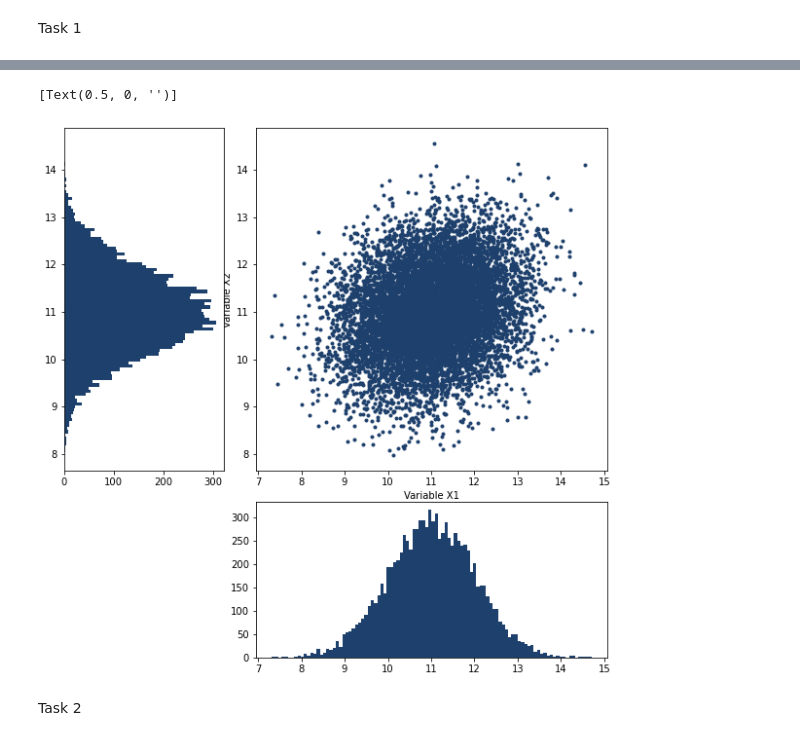
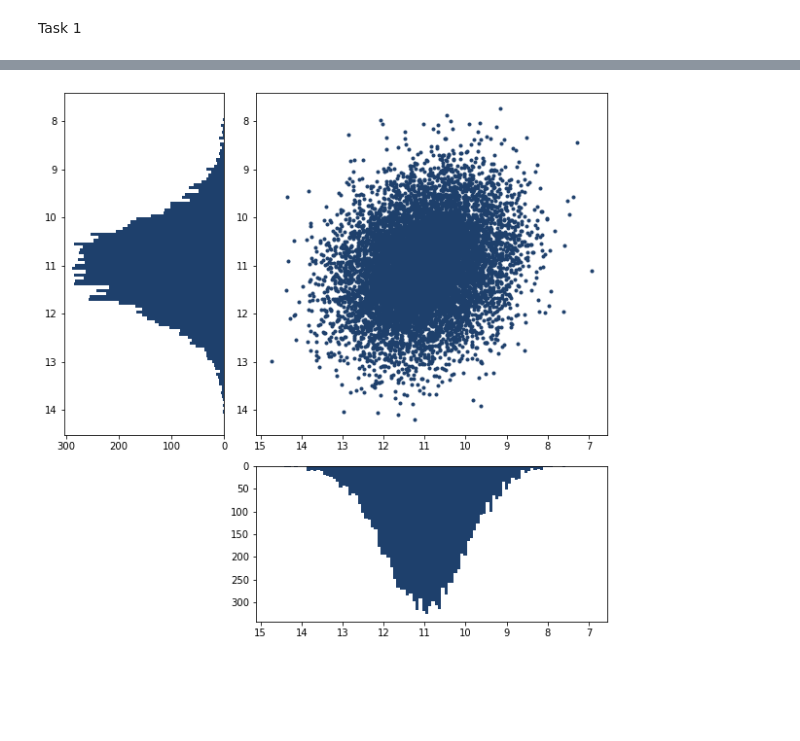
Before and after one commit to DorobantuDiana/PythonicJustice, a Jupyter notebook: AlgorithmConstruction/code.ipynb, the cells around one changed output, grey strips where cells are left out. Drawn from its saved outputs; the diff is of its cells as text; code cells hidden in the pictures; blank space fills up the shorter version.

```diff
--- a/AlgorithmConstruction/code.ipynb
+++ b/AlgorithmConstruction/code.ipynb
@@ -35,26 +36,27 @@ plt.show()
 # %%
 plt.figure(figsize=(10, 10))
-
-# create a grid of 3 rows and 3 columns
+plt.grid(axis='y', alpha=0.20)
+plt.grid(axis='x', alpha=0.20)
 gs = gridspec.GridSpec(3, 3)
 
 # create a subplot at the first and second rows, and the second and third columns
 ax_main = plt.subplot(gs[0:2, 1:3])
 
 # create a subplot at the third row, and the first and second columns, sharing the x-axis with ax_main
 ax_xDist = plt.subplot(gs[2, 1:3],sharex=ax_main)
 
 # # create a subplot at the first and second rows, and the first column, sharing the y-axis with ax_main
 ax_yDist = plt.subplot(gs[0:2, 0],sharey=ax_main)
 
 ax_main.scatter(x,y,marker='.', color='#1e406c')
-ax_main.set(xlabel="Variable X1", ylabel="Variable X2")
+# ax_main.set(xlabel="Variable X1", ylabel="Variable X2")
 
-ax_xDist.hist(x,bins=100,align='mid', color='#1e406c')
-ax_xDist.set(ylabel='')
+ax_xDist.hist(x,bins=100 ,align='mid', color='#1e406c')
+ax_xDist.invert_yaxis()
+ax_xDist.invert_xaxis()
 
 ax_yDist.hist(y,bins=100,orientation='horizontal',align='mid', color='#1e406c')
-ax_yDist.set(xlabel='')
+ax_yDist.invert_xaxis()
+ax_yDist.invert_yaxis()
 # %% [output]
-[Text(0.5, 0, '')]
-[figure, old version]
+[figure, new version]
@@ -79,2 +62,0 @@ plt.plot(df["AGW"].sort_values(), pdf)
-# %% [markdown]
-Task 2
```
Also changed, not shown: parts of 6 cells of this notebook, 1 other file.
